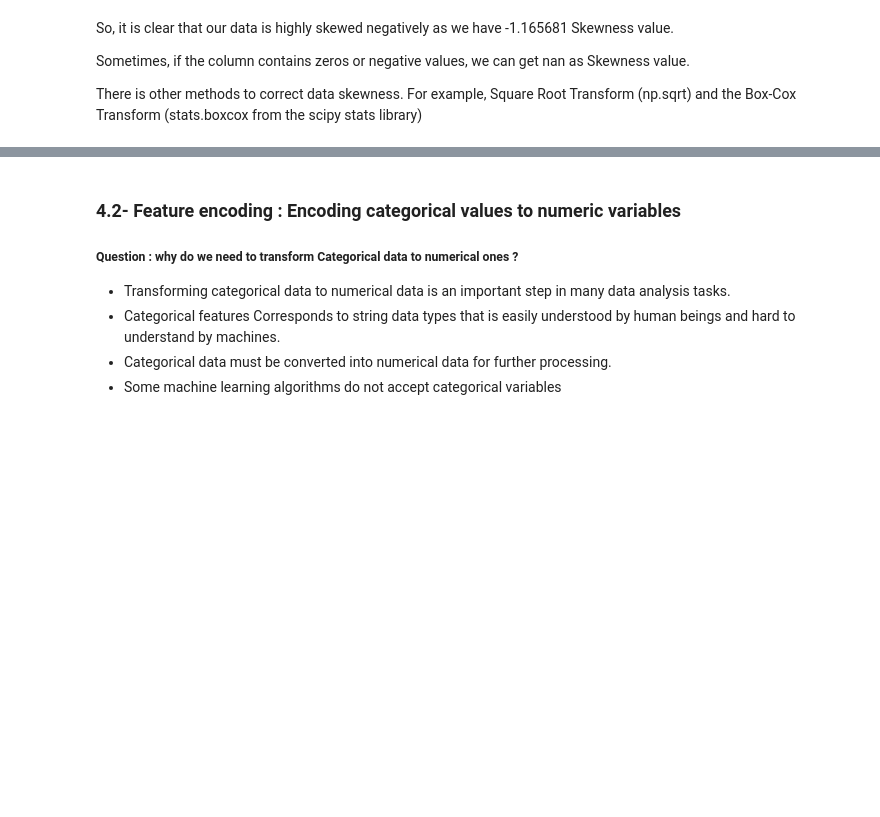
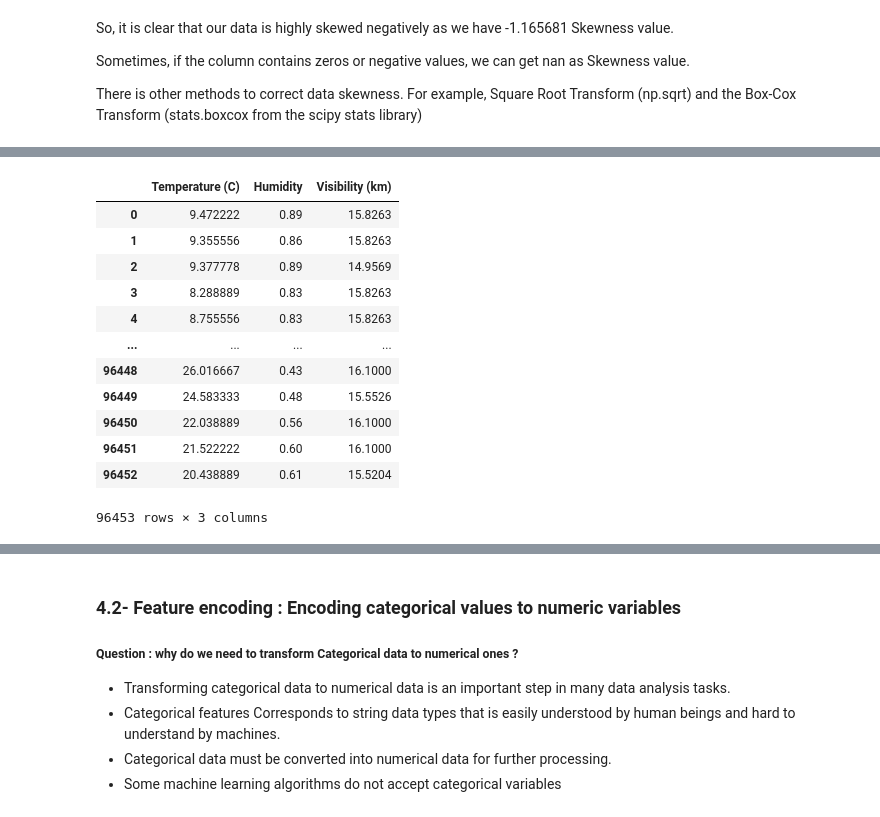
Before and after one commit to badiaamakhlouf/Feature_Engineering_And_Extraction, a Jupyter notebook: feature_engineering_and_variable_transormation.ipynb, the cells around one changed output, grey strips where cells are left out. Cells and saved outputs as stored; diff of their text form; code cells hidden in the pictures; blank space fills up the shorter version.

```diff
--- a/feature_engineering_and_variable_transormation.ipynb
+++ b/feature_engineering_and_variable_transormation.ipynb
@@ -371,0 +298,17 @@ In fact, there is two methods to deal with categorical data:
+# %%
+select_poly=df_select[['Temperature (C)','Humidity','Visibility (km)']]
+select_poly
+# %% [output]
+|  | Temperature (C) | Humidity | Visibility (km) |
+| 0 | 9.472222 | 0.89 | 15.8263 |
+| 1 | 9.355556 | 0.86 | 15.8263 |
+| 2 | 9.377778 | 0.89 | 14.9569 |
+| 3 | 8.288889 | 0.83 | 15.8263 |
+| 4 | 8.755556 | 0.83 | 15.8263 |
+| ... | ... | ... | ... |
+| 96448 | 26.016667 | 0.43 | 16.1000 |
+| 96449 | 24.583333 | 0.48 | 15.5526 |
+| 96450 | 22.038889 | 0.56 | 16.1000 |
+| 96451 | 21.522222 | 0.60 | 16.1000 |
+| 96452 | 20.438889 | 0.61 | 15.5204 |
+96453 rows × 3 columns
```
Also changed, not shown: parts of 47 cells of this notebook.
